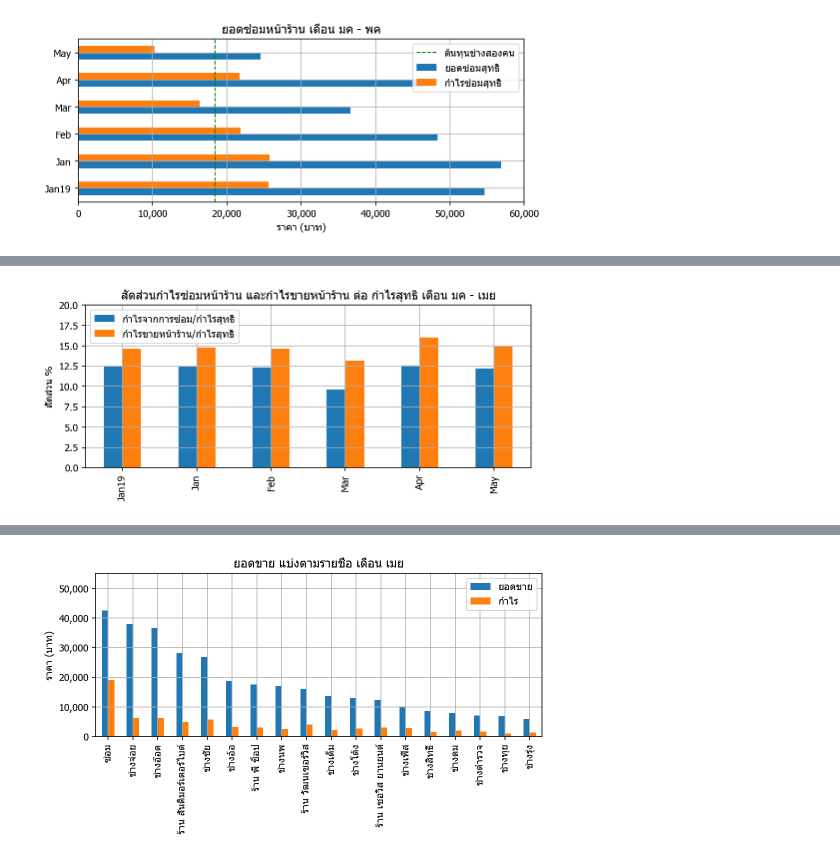
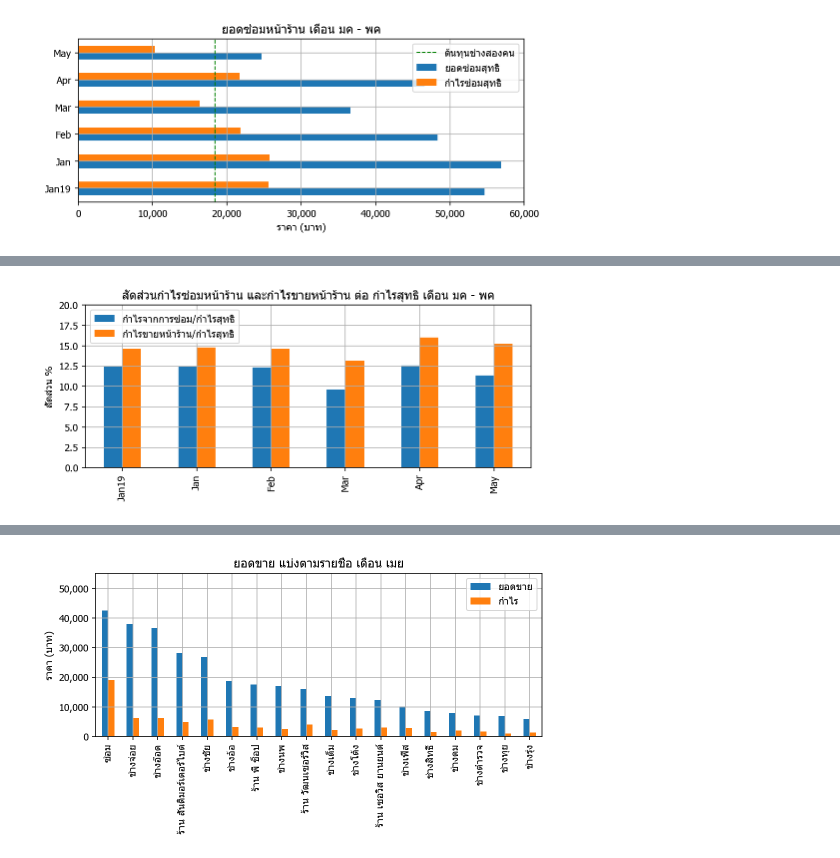
Before and after one commit to nonoimnot/vspython, a Jupyter notebook: Jupyter notebook/Dialy seles analysis II.ipynb, the cells around one changed output, grey strips where cells are left out. Cells and saved outputs as stored; diff of their text form; code cells hidden in the pictures.

```diff
--- a/Jupyter notebook/Dialy seles analysis II.ipynb
+++ b/Jupyter notebook/Dialy seles analysis II.ipynb
@@ -193,13 +193,13 @@ print(f"ยอดซ่อม พค = {df_Sale_Margin['FixAmount'].at['May']:,.
 # %%
 ax = df_Sale_Margin[['Per_FMpTM','Per_SMpTM']].plot.bar(figsize=(8,3),grid=True)
-ax.set_title("สัดส่วนกำไรซ่อมหน้าร้าน และกำไรขายหน้าร้าน ต่อ กำไรสุทธิ เดือน มค - เมย")
+ax.set_title("สัดส่วนกำไรซ่อมหน้าร้าน และกำไรขายหน้าร้าน ต่อ กำไรสุทธิ เดือน มค - พค")
 ax.legend(["กำไรจากการซ่อม/กำไรสุทธิ","กำไรขายหน้าร้าน/กำไรสุทธิ"])
 ax.set_alpha(0.6)
 ax.set_xlabel("")
 ax.set_ylabel("สัดส่วน %")
 ax.set_ylim([0,20]);
 #ax.xaxis.set_major_formatter(FuncFormatter(lambda v, p: "{:,.0f}".format(v)));
 # %% [output]
-[figure, old version]
+[figure, new version]
 # %%
 ax = df_Sale_Margin[['SaleAmount','SaleMargin']].plot.barh(figsize=(8,3),grid=True)
```
Also changed, not shown: parts of 11 cells of this notebook.
